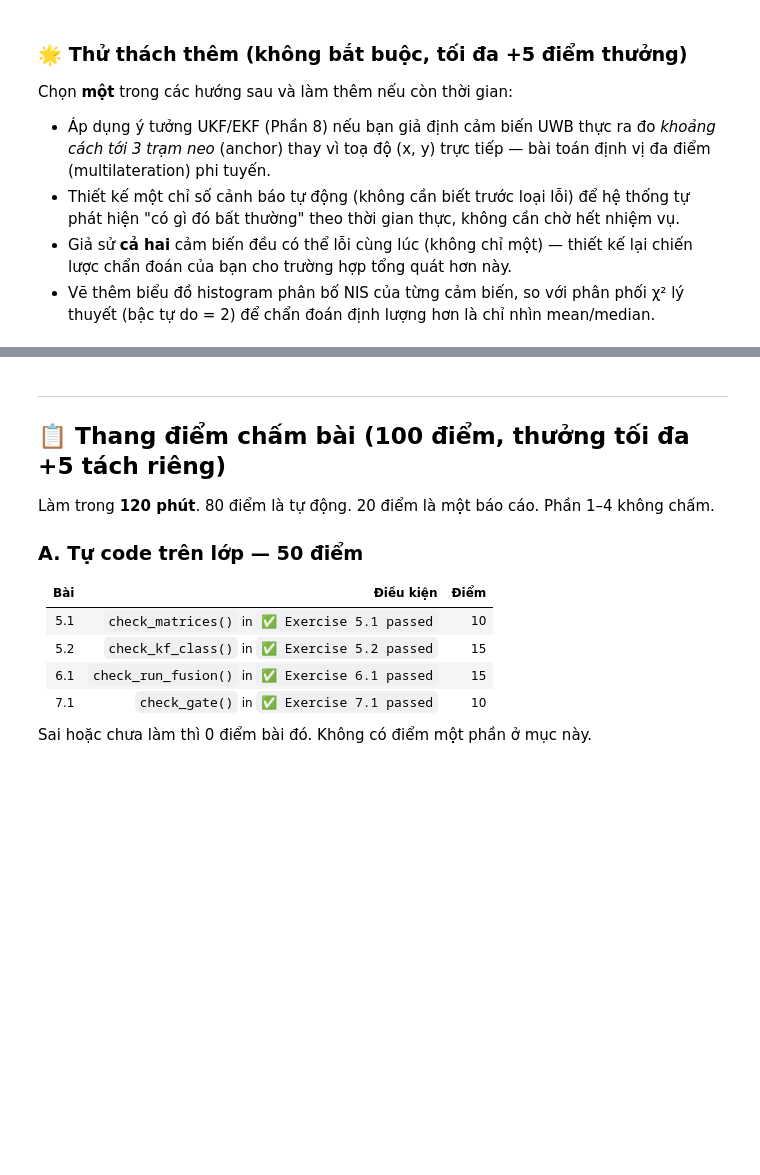
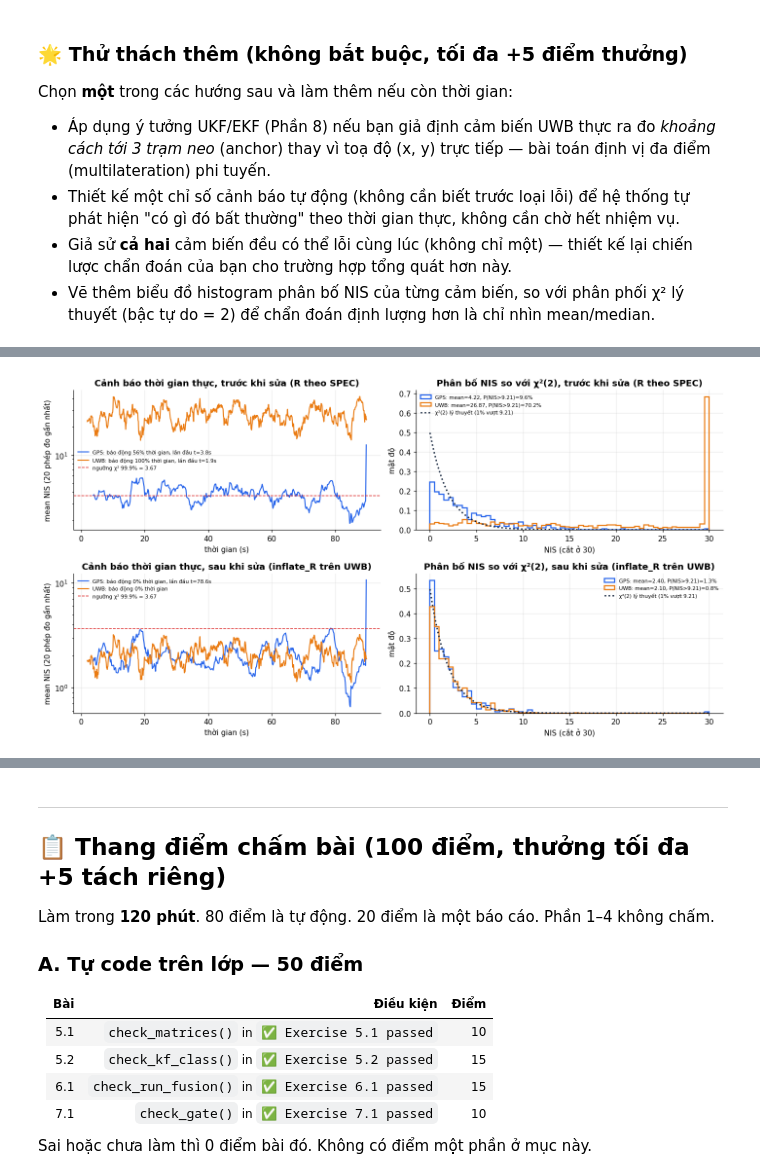
Before and after one commit to songiangvn/K4-Track4-Day5-NguyenSonGiang-2A202602747, a Jupyter notebook: Lab/kalman_fusion_lab_2A202602747.ipynb, the cells around one changed output, grey strips where cells are left out. Drawn from its saved outputs; the diff is of its cells as text; code cells hidden in the pictures; blank space fills up the shorter version.

```diff
--- a/Lab/kalman_fusion_lab_2A202602747.ipynb
+++ b/Lab/kalman_fusion_lab_2A202602747.ipynb
@@ -2106,7 +2106,7 @@ def slice_mission(mission, t_min=None, t_max=None):
         out[f"t_{name}"] = t[mask]; out[f"z_{name}"] = z[mask]
     return out
 
-RUN_OPTIONAL_93 = False  # đặt True chỉ khi làm phần sau giờ
+RUN_OPTIONAL_93 = True  # đặt True chỉ khi làm phần sau giờ
 calib = slice_mission(mission, t_max=20.0)
 print(f"Cửa sổ hiệu chỉnh (0-20s): {len(calib['t_gps'])} điểm GPS, {len(calib['t_uwb'])} điểm UWB")
 print("Burst outlier luôn bắt đầu sau giây 25, nên 20 giây đầu không phải lúc nào cũng lộ lỗi. Mục này không chấm.")
@@ -2123,6 +2123,12 @@ else:
     operational_nis = nis_all[ts_all >= 20.0]
     print("NIS trên cửa sổ VẬN HÀNH (sau giây 20, %d điểm): mean=%.2f  median=%.2f" % (
         len(operational_nis), operational_nis.mean(), np.median(operational_nis)))
+    # strict version: choose the fix from the 0-20 s window only, then score it on the unseen part
+    kw_cal = apply_mission_fix(calib_diag, FIX_SENSOR, FIX_METHOD)
+    log_cal, nis_cal = run_mission_filter(mission, **kw_cal)
+    ts_cal = np.array([l[0] for l in log_cal])
+    print("Tham số chỉ từ 0-20s (R mult UWB = %.2f, so với %.2f từ cả nhiệm vụ): NIS vận hành mean=%.2f" % (
+        kw_cal["uwb_r_mult"], kw["uwb_r_mult"], nis_cal[ts_cal >= 20.0].mean()))
 # %% [output]
 Cửa sổ hiệu chỉnh (0-20s): 100 điểm GPS, 200 điểm UWB
 Burst outlier luôn bắt đầu sau giây 25, nên 20 giây đầu không phải lúc nào cũng lộ lỗi. Mục này không chấm.
@@ -2176,0 +2193,70 @@ Chọn **một** trong các hướng sau và làm thêm nếu còn thời gian:
+# %%
+def nis_stream(mission, q=0.3, r_mult=None):
+    """Run the GPS+UWB filter and return the per-measurement NIS with sensor labels.
+
+    Args:
+        mission: A mission dict as returned by `generate_mission_log`.
+        q: Process noise strength passed to `make_Q`.
+        r_mult: Optional dict `{sensor: multiplier}` applied to that sensor's R.
+
+    Returns:
+        tuple: `(t, names, nis)` arrays, one entry per measurement in time order.
+    """
+    r_mult = r_mult or {}
+    H = make_H()
+    meas = sorted([(t, "GPS", z) for t, z in zip(mission["t_gps"], mission["z_gps"])] +
+                  [(t, "UWB", z) for t, z in zip(mission["t_uwb"], mission["z_uwb"])], key=lambda r: r[0])
+    kf = KalmanFilter([0, 0, 0, 0], np.diag([50., 50., 20., 20.]))
+    t_prev, out = 0.0, []
+    for t, name, z in meas:
+        if t - t_prev > 0:
+            kf.predict(make_F(t - t_prev), make_Q(t - t_prev, q))
+        R = np.eye(2) * mission["SPEC"][name]["pos_sd"] ** 2 * r_mult.get(name, 1.0)
+        y, S, _ = kf.update(z, H, R)
+        out.append((t, name, float(y @ np.linalg.solve(S, y))))
+        t_prev = t
+    t, names, nis = zip(*out)
+    return np.array(t), np.array(names), np.array(nis)
+
+def nis_alarm(t, nis, window=20, p=0.999):
+    """Online consistency alarm: sliding-window mean NIS against its chi-squared bound.
+
+    If the filter is honest, the sum of `window` independent 2-D NIS values is
+    chi2(2*window), so the window mean exceeds `chi2.ppf(p, 2*window)/window`
+    with probability 1-p. Needs no knowledge of the fault type.
+
+    Args:
+        t: Measurement times of one sensor.
+        nis: NIS values of the same sensor.
+        window: Number of most recent measurements averaged.
+        p: Confidence level of the bound.
+
+    Returns:
+        tuple: `(t_win, mean_win, bound, alarm)`, evaluated once the window is full.
+    """
+    bound = chi2.ppf(p, df=2 * window) / window
+    mean_win = np.convolve(nis, np.ones(window) / window, mode="valid")
+    return t[window - 1:], mean_win, bound, mean_win > bound
+
+runs = {"trước khi sửa (R theo SPEC)": nis_stream(mission),
+        f"sau khi sửa ({FIX_METHOD} trên {FIX_SENSOR})": nis_stream(mission, r_mult={FIX_SENSOR: kw.get(f"{FIX_SENSOR.lower()}_r_mult", 1.0)})}
+
+fig, axs = plt.subplots(2, 2, figsize=(13, 7))
+for row, (label, (t_s, n_s, nis_s)) in enumerate(runs.items()):
+    for name, col in [("GPS", BLUE), ("UWB", ORANGE)]:
+        sel = n_s == name
+        tw, mw, bound, alarm = nis_alarm(t_s[sel], nis_s[sel])
+        axs[row, 0].plot(tw, mw, color=col, lw=1.4, label=f"{name}: báo động {alarm.mean():.0%} thời gian"
+                         + (f", lần đầu t={tw[alarm][0]:.1f}s" if alarm.any() else ""))
+        print(f"[{label}] {name}: mean NIS cửa sổ 20 > {bound:.2f} trong {alarm.mean():.1%} thời gian"
+              + (f", báo động đầu tiên tại t = {tw[alarm][0]:.1f} s" if alarm.any() else ", không báo động"))
+        axs[row, 1].hist(np.clip(nis_s[sel], 0, 30), bins=60, range=(0, 30), density=True, histtype="step", color=col, lw=1.6,
+                         label=f"{name}: mean={nis_s[sel].mean():.2f}, P(NIS>9.21)={(nis_s[sel] > chi2.ppf(.99, 2)).mean():.1%}")
+    axs[row, 0].axhline(bound, color=RED, ls="--", lw=1, label=f"ngưỡng χ² 99.9% = {bound:.2f}")
+    axs[row, 0].set(yscale="log", xlabel="thời gian (s)", ylabel="mean NIS (20 phép đo gần nhất)", title=f"Cảnh báo thời gian thực, {label}")
+    xs_ = np.linspace(0.01, 30, 300)
+    axs[row, 1].plot(xs_, chi2.pdf(xs_, 2), color=INK, lw=2, ls=":", label="χ²(2) lý thuyết (1% vượt 9.21)")
+    axs[row, 1].set(xlabel="NIS (cắt ở 30)", ylabel="mật độ", title=f"Phân bố NIS so với χ²(2), {label}")
+    axs[row, 0].legend(fontsize=7); axs[row, 1].legend(fontsize=7)
+plt.tight_layout(); plt.show()
+# %% [output]
@@ -2176,0 +2267 @@ Chọn **một** trong các hướng sau và làm thêm nếu còn thời gian:
+[figure, added]
```
Also changed, not shown: parts of 7 cells of this notebook.
